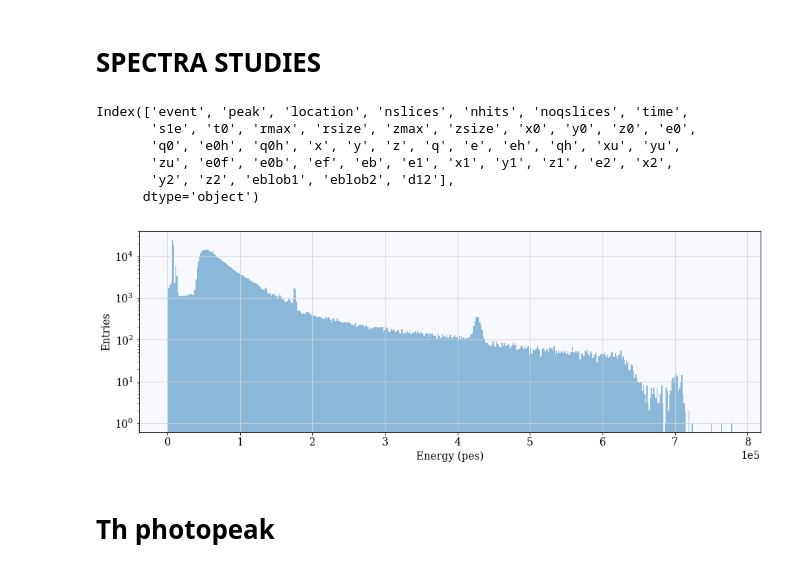
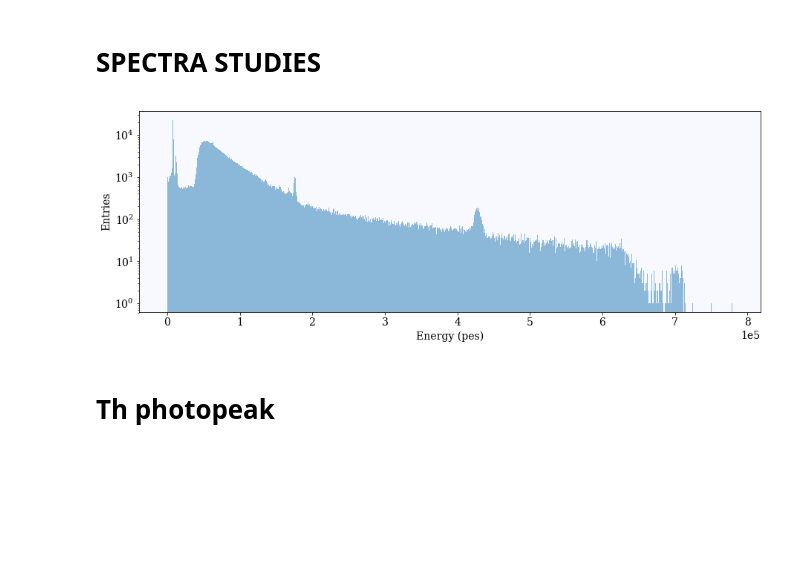
Before and after one commit to gondiaz/ICAROSNB, a Jupyter notebook: GDL/spectra/run_6482.ipynb, the cells around one changed output. Saved outputs shown, nothing was run; the diff lists cells and outputs as text; code cells hidden in the pictures; blank space fills up the shorter version.

```diff
--- a/GDL/spectra/run_6482.ipynb
+++ b/GDL/spectra/run_6482.ipynb
@@ -17,7 +17,7 @@ plt.rcParams["figure.figsize"]  = figure_size
 plt.rcParams[  "font.size"   ]  = font_size
 plt.rcParams[  "image.cmap"  ]  = default_cmap
 plt.rcParams["axes.facecolor"]  = 'ghostwhite'
-plt.rcParams["axes.grid"     ]  = True
+#plt.rcParams["axes.grid"     ]  = True
 plt.rcParams["grid.color"    ]  = 'lightgrey'
 plt.rcParams["axes.formatter.limits"] = -4, 4
 plt.rcParams["font.family"]='serif'
@@ -25,7 +25,7 @@ plt.rcParams["font.family"]='serif'
 #plt.style.use(plt.style.available[10])
 
 #set number of bins
-nbins = 1000
+nbins = 100
 # %%
 def plottext(res, cov, n):
     mus, smus = int(round(res.x[0])), int(round(cov[0][0]**.5))
@@ -49,24 +64,19 @@ filename  = f'cepks_{run}_0000_11999_6q0min.h5'
 data = pd.HDFStore(directory + filename)['/esum']
 # %%
 data.keys()
+pes=[]
+peserr=[]
-# %% [output]
-Index(['event', 'peak', 'location', 'nslices', 'nhits', 'noqslices', 'time',
-       's1e', 't0', 'rmax', 'rsize', 'zmax', 'zsize', 'x0', 'y0', 'z0', 'e0',
-       'q0', 'e0h', 'q0h', 'x', 'y', 'z', 'q', 'e', 'eh', 'qh', 'xu', 'yu',
-       'zu', 'e0f', 'e0b', 'ef', 'eb', 'e1', 'x1', 'y1', 'z1', 'e2', 'x2',
-       'y2', 'z2', 'eblob1', 'eblob2', 'd12'],
-      dtype='object')
 # %%
 E = data[(data['e']<8e5)]['e']
 
 fig = plt.figure()
 ax = fig.add_subplot(111)
 
-ax.hist(E, bins=int(.5*nbins), log=True, alpha=0.5);
+ax.hist(E, bins=int(10*nbins), log=True, alpha=0.5);
 ax.set_xlabel('Energy (pes)');
 ax.set_ylabel('Entries');
 # %% [output]
-[figure, old version]
+[figure, new version]
 # %% [markdown]
 # Th photopeak
 # %%
```
Also changed, not shown: parts of 26 cells of this notebook, 8 other files.
